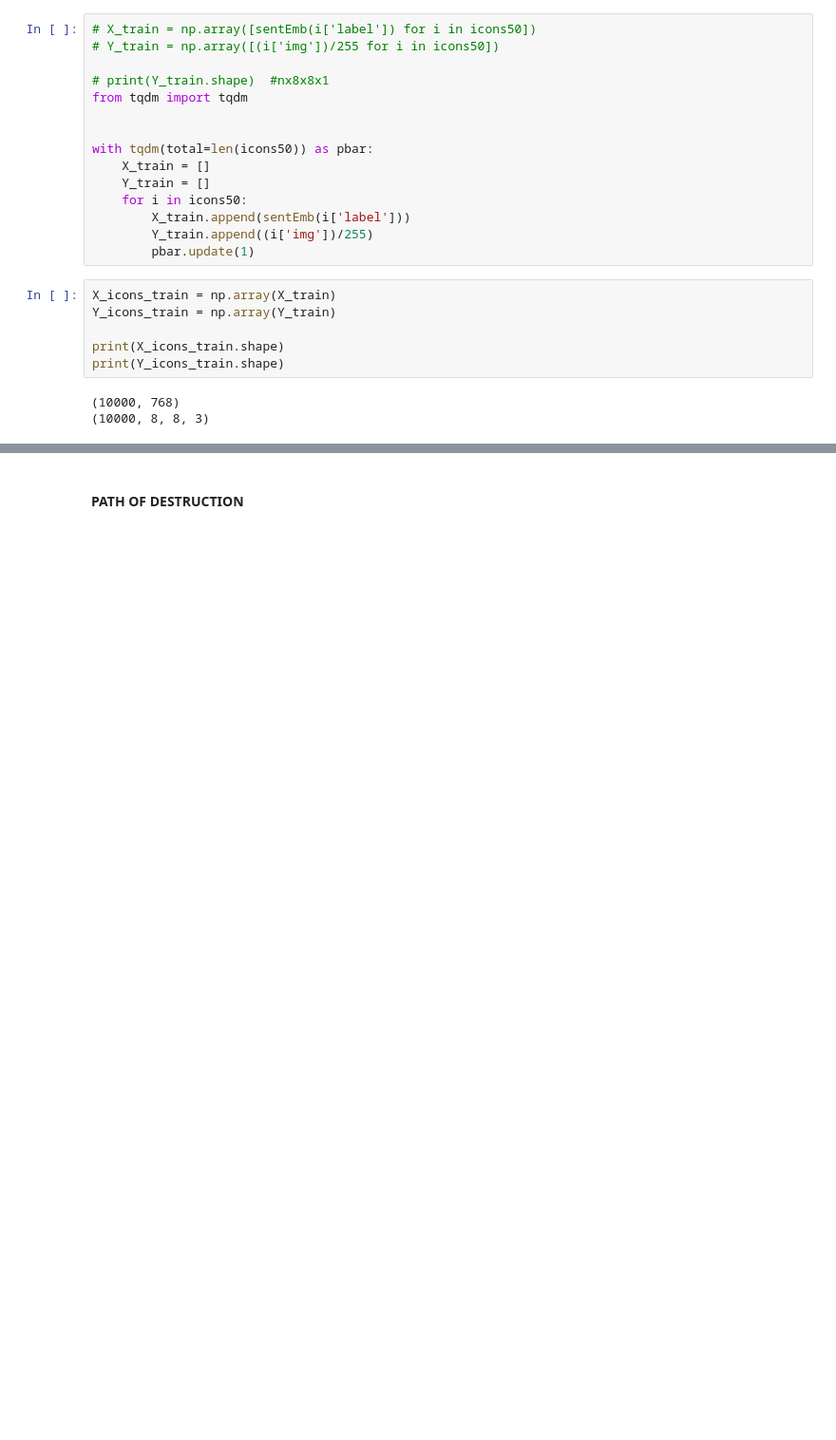
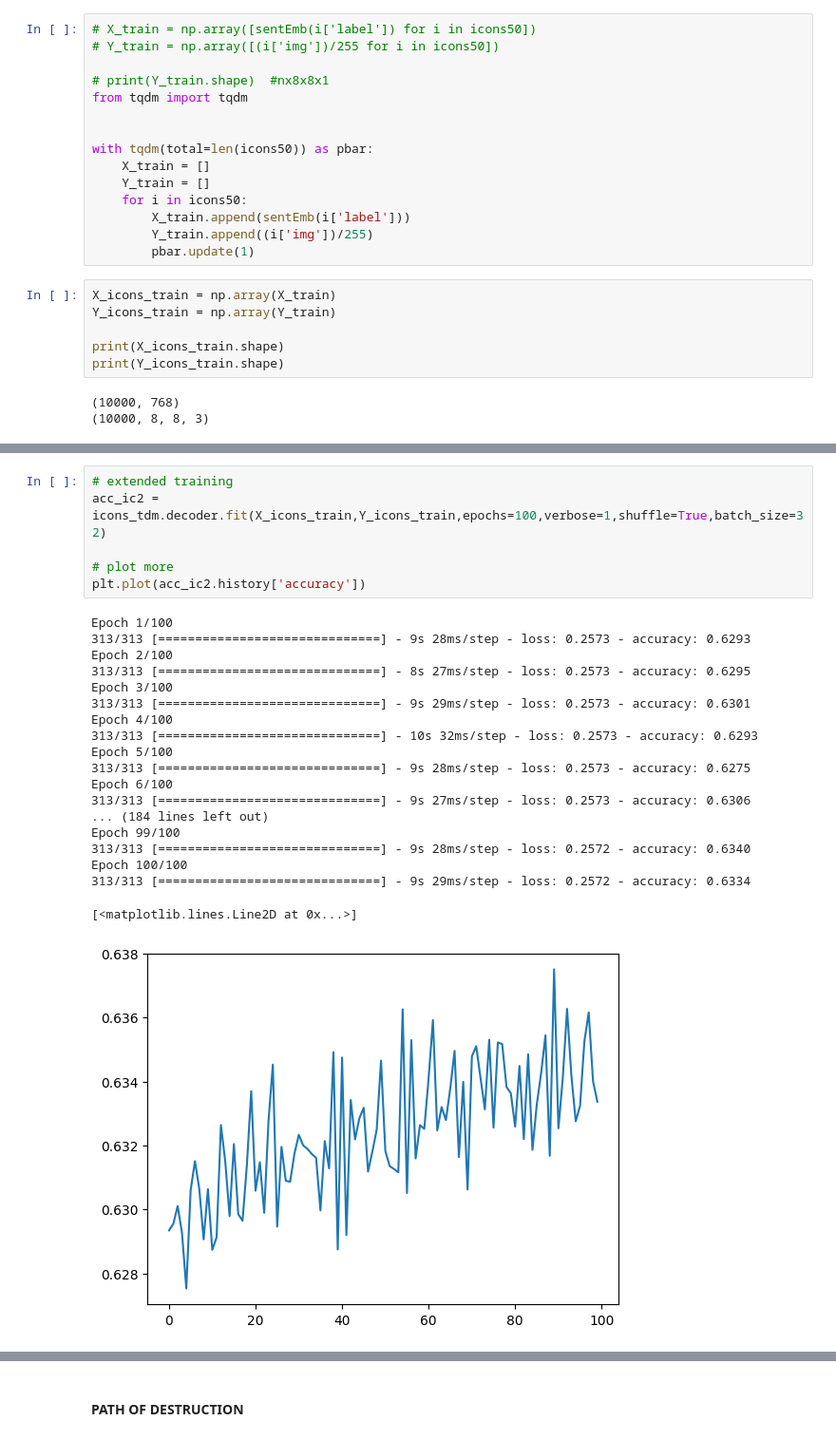
Before and after one commit to MasterMilkX/BMO_chatbot_prototype, a Jupyter notebook: Experimental_Notebooks/sprite_autoencoder.ipynb, the cells around one changed output, grey strips where cells are left out. Shown at 95% size. Cells and saved outputs as stored; diff of their text form; blank space fills up the shorter version.

```diff
--- a/Experimental_Notebooks/sprite_autoencoder.ipynb
+++ b/Experimental_Notebooks/sprite_autoencoder.ipynb
@@ -985,3 +1021,29 @@ Epoch 100/100
+# %%
+# extended training
+acc_ic2 = icons_tdm.decoder.fit(X_icons_train,Y_icons_train,epochs=100,verbose=1,shuffle=True,batch_size=32)
+
+# plot more
+plt.plot(acc_ic2.history['accuracy'])
+# %% [output]
+Epoch 1/100
+313/313 [==============================] - 9s 28ms/step - loss: 0.2573 - accuracy: 0.6293
+Epoch 2/100
+313/313 [==============================] - 8s 27ms/step - loss: 0.2573 - accuracy: 0.6295
+Epoch 3/100
+313/313 [==============================] - 9s 29ms/step - loss: 0.2573 - accuracy: 0.6301
+Epoch 4/100
+313/313 [==============================] - 10s 32ms/step - loss: 0.2573 - accuracy: 0.6293
+Epoch 5/100
+313/313 [==============================] - 9s 28ms/step - loss: 0.2573 - accuracy: 0.6275
+Epoch 6/100
+313/313 [==============================] - 9s 27ms/step - loss: 0.2573 - accuracy: 0.6306
+... (184 lines left out)
+Epoch 99/100
+313/313 [==============================] - 9s 28ms/step - loss: 0.2572 - accuracy: 0.6340
+Epoch 100/100
+313/313 [==============================] - 9s 29ms/step - loss: 0.2572 - accuracy: 0.6334
+[<matplotlib.lines.Line2D at 0x...>]
+[figure, added]
 # %%
 fave_emojis = ["purple heart", "smirk face", "forest", "chicken"]
 RGB_OUT = []
```
Also changed, not shown: parts of 11 cells of this notebook, 1 other file.
